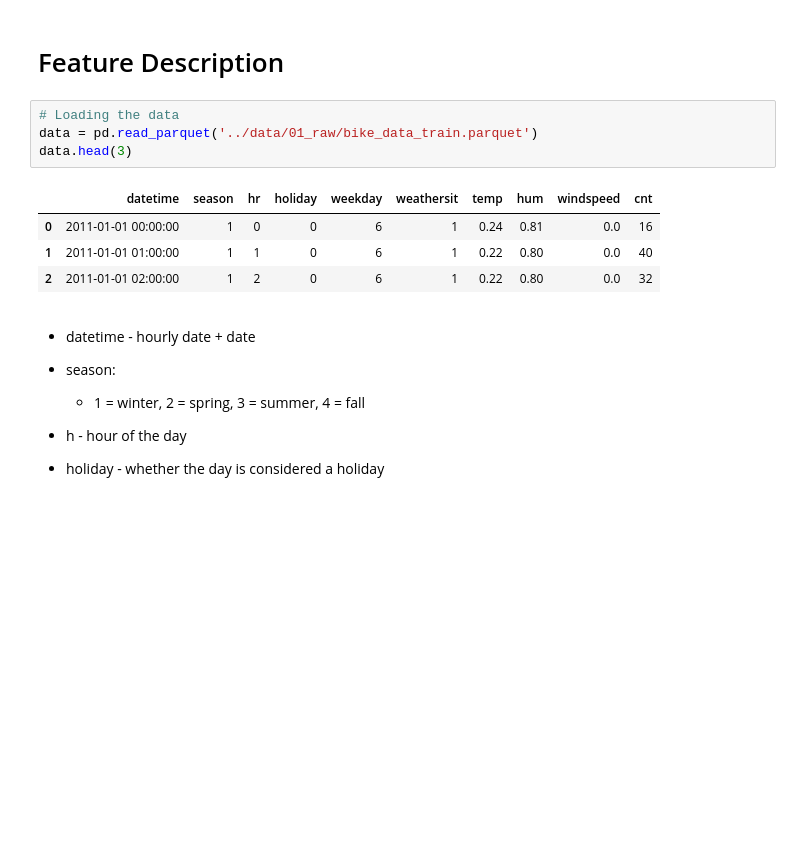
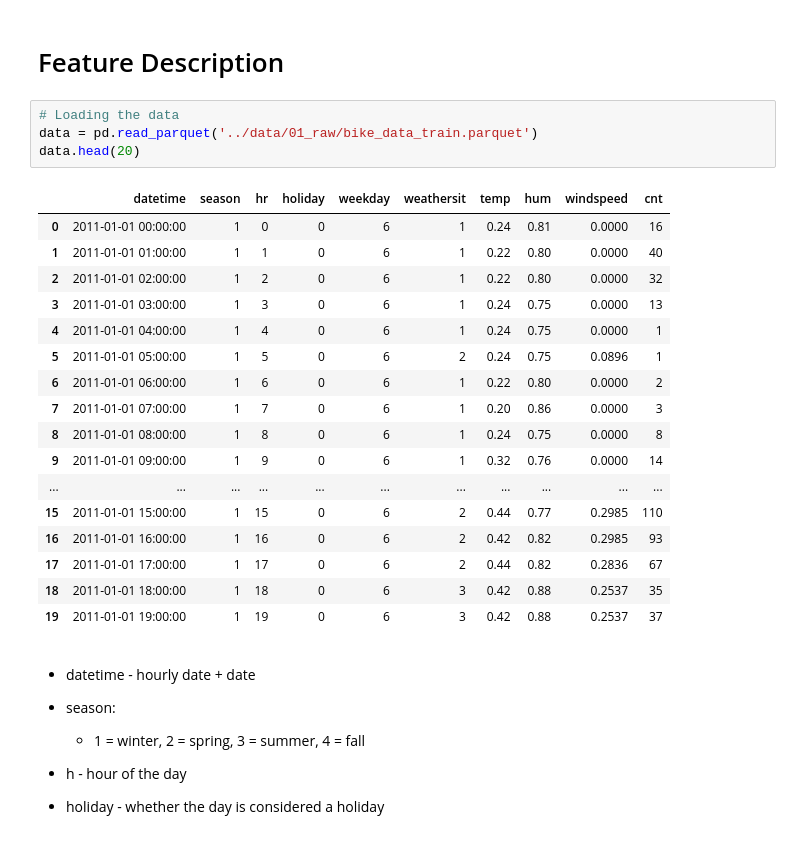
Before and after one commit to grazinga-grazille/forecasting-rental-bike-count, a Jupyter notebook: notebooks/Modeling.ipynb, the cells around one changed output. Saved outputs shown, nothing was run; the diff lists cells and outputs as text; blank space fills up the shorter version.

```diff
--- a/notebooks/Modeling.ipynb
+++ b/notebooks/Modeling.ipynb
@@ -19,12 +19,25 @@ warnings.filterwarnings('ignore')
 # %%
 # Loading the data
 data = pd.read_parquet('../data/01_raw/bike_data_train.parquet')
-data.head(3)
+data.head(20)
 # %% [output]
 |  | datetime | season | hr | holiday | weekday | weathersit | temp | hum | windspeed | cnt |
-| 0 | 2011-01-01 00:00:00 | 1 | 0 | 0 | 6 | 1 | 0.24 | 0.81 | 0.0 | 16 |
-| 1 | 2011-01-01 01:00:00 | 1 | 1 | 0 | 6 | 1 | 0.22 | 0.80 | 0.0 | 40 |
-| 2 | 2011-01-01 02:00:00 | 1 | 2 | 0 | 6 | 1 | 0.22 | 0.80 | 0.0 | 32 |
+| 0 | 2011-01-01 00:00:00 | 1 | 0 | 0 | 6 | 1 | 0.24 | 0.81 | 0.0000 | 16 |
+| 1 | 2011-01-01 01:00:00 | 1 | 1 | 0 | 6 | 1 | 0.22 | 0.80 | 0.0000 | 40 |
+| 2 | 2011-01-01 02:00:00 | 1 | 2 | 0 | 6 | 1 | 0.22 | 0.80 | 0.0000 | 32 |
+| 3 | 2011-01-01 03:00:00 | 1 | 3 | 0 | 6 | 1 | 0.24 | 0.75 | 0.0000 | 13 |
+| 4 | 2011-01-01 04:00:00 | 1 | 4 | 0 | 6 | 1 | 0.24 | 0.75 | 0.0000 | 1 |
+| 5 | 2011-01-01 05:00:00 | 1 | 5 | 0 | 6 | 2 | 0.24 | 0.75 | 0.0896 | 1 |
+| 6 | 2011-01-01 06:00:00 | 1 | 6 | 0 | 6 | 1 | 0.22 | 0.80 | 0.0000 | 2 |
+| 7 | 2011-01-01 07:00:00 | 1 | 7 | 0 | 6 | 1 | 0.20 | 0.86 | 0.0000 | 3 |
+| 8 | 2011-01-01 08:00:00 | 1 | 8 | 0 | 6 | 1 | 0.24 | 0.75 | 0.0000 | 8 |
+| 9 | 2011-01-01 09:00:00 | 1 | 9 | 0 | 6 | 1 | 0.32 | 0.76 | 0.0000 | 14 |
+| ... | ... | ... | ... | ... | ... | ... | ... | ... | ... | ... |
+| 15 | 2011-01-01 15:00:00 | 1 | 15 | 0 | 6 | 2 | 0.44 | 0.77 | 0.2985 | 110 |
+| 16 | 2011-01-01 16:00:00 | 1 | 16 | 0 | 6 | 2 | 0.42 | 0.82 | 0.2985 | 93 |
+| 17 | 2011-01-01 17:00:00 | 1 | 17 | 0 | 6 | 2 | 0.44 | 0.82 | 0.2836 | 67 |
+| 18 | 2011-01-01 18:00:00 | 1 | 18 | 0 | 6 | 3 | 0.42 | 0.88 | 0.2537 | 35 |
+| 19 | 2011-01-01 19:00:00 | 1 | 19 | 0 | 6 | 3 | 0.42 | 0.88 | 0.2537 | 37 |
 # %% [markdown]
 - datetime - hourly date + date
 
```
Also changed, not shown: parts of 22 cells of this notebook.
